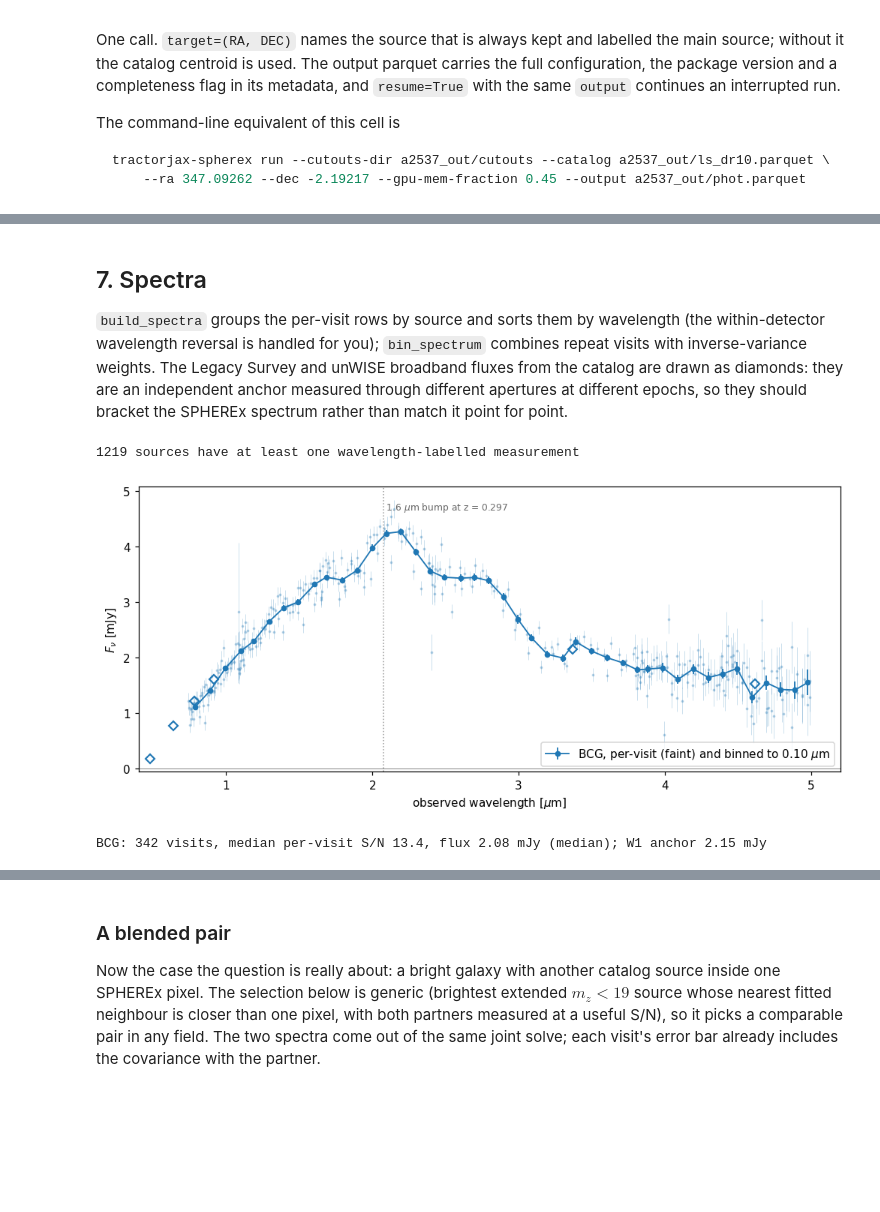
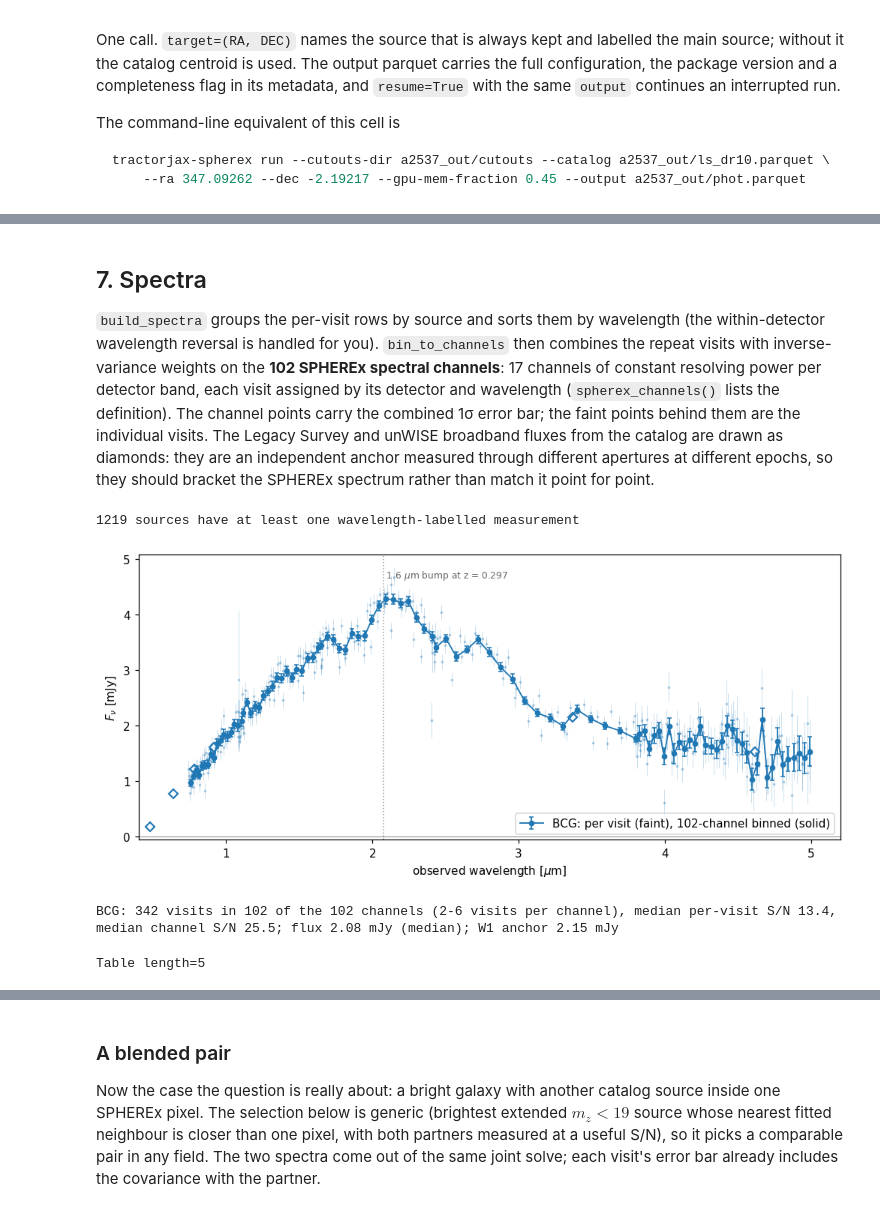
Before and after one commit to hbahk/tractorjax-spherex, a Jupyter notebook: examples/04_cluster_field_end_to_end.ipynb, the cells around one changed output, grey strips where cells are left out. Cells and saved outputs as stored; diff of their text form; code cells hidden in the pictures; blank space fills up the shorter version.

```diff
--- a/examples/04_cluster_field_end_to_end.ipynb
+++ b/examples/04_cluster_field_end_to_end.ipynb
@@ -417,10 +454,24 @@ fig = plot_fit(cutout, cat[fitted], phot, cutout_index=ci, config=cfg, mark_sour
 fig.set_size_inches(12, 3.8)
 plt.show()
 
-fig = plot_fit(cutout, cat[fitted], phot, cutout_index=ci, config=cfg, mark_sources=True)
+fig = plot_fit(cutout, cat[fitted], phot, cutout_index=ci, config=cfg, mark_sources=False)
 fig.set_size_inches(12, 3.8)
-x0, y0 = cutout.wcs.world_to_pixel(SkyCoord(bcg["ra"] * u.deg, bcg["dec"] * u.deg))
-for ax in fig.axes[:3]:               # the three image axes (colorbars follow them)
+
+
+def to_xy_cutout(ra_s, dec_s):
+    x, y = cutout.wcs.world_to_pixel(SkyCoord(ra_s * u.deg, dec_s * u.deg))
+    return float(x), float(y)
+
+
+x0, y0 = to_xy_cutout(float(bcg["ra"]), float(bcg["dec"]))
+xs, ys = cutout.wcs.world_to_pixel(SkyCoord(fit["ra"], fit["dec"], unit="deg"))
+in_window = (np.abs(xs - x0) < 21) & (np.abs(ys - y0) < 21)
+for ax in fig.axes[:2]:               # data and model panels (colorbars follow the images)
+    for j in np.where(in_window)[0]:
+        is_bcg = int(fit["ls_id"][j]) == BCG_ID
+        draw_source(ax, fit[j], to_xy_cutout, PIX, "cyan" if is_bcg else "white",
+                    lw=1.4 if is_bcg else 0.7)
+for ax in fig.axes[:3]:
     ax.set_xlim(x0 - 20, x0 + 20)
     ax.set_ylim(y0 - 20, y0 + 20)
 plt.show()
@@ -432,11 +483,16 @@ cutout 352: obs_id=2026W25_2A_0179_2 D3  lambda=2.302 um  BCG flux=4.055 +- 0.12
 ## 7. Spectra
 
 `build_spectra` groups the per-visit rows by source and sorts them by wavelength
-(the within-detector wavelength reversal is handled for you); `bin_spectrum`
-combines repeat visits with inverse-variance weights. The Legacy Survey and
-unWISE broadband fluxes from the catalog are drawn as diamonds: they are an
-independent anchor measured through different apertures at different epochs, so
-they should bracket the SPHEREx spectrum rather than match it point for point.
+(the within-detector wavelength reversal is handled for you). `bin_to_channels`
+then combines the repeat visits with inverse-variance weights on the **102
+SPHEREx spectral channels**: 17 channels of constant resolving power per
+detector band, each visit assigned by its detector and wavelength
+(`spherex_channels()` lists the definition). The channel points carry the
+combined 1σ error bar; the faint points behind them are the individual visits.
+The Legacy Survey and unWISE broadband fluxes from the catalog are drawn as
+diamonds: they are an independent anchor measured through different apertures
+at different epochs, so they should bracket the SPHEREx spectrum rather than
+match it point for point.
 # %%
 spectra = build_spectra(phot)
 print(f"{len(spectra)} sources have at least one wavelength-labelled measurement")
@@ -448,39 +504,43 @@ NMGY_TO_MJY = 3.631e-3
 
 def anchors(row):
     lam = np.array(list(BANDS.values()))
     f = np.array([row[f"dered_flux_{b}"] for b in BANDS]) * NMGY_TO_MJY
     return lam, f
 
 
-def plot_source(ax, sid, row, dlam=0.1, color="C0", label=None):
+def plot_source(ax, sid, row, color="C0", label=None):
     spec = spectra[sid]
-    binned = bin_spectrum(spec, dlam=dlam)
+    binned = bin_to_channels(spec)
     ax.errorbar(spec["central_wavelength"], spec["flux"], yerr=spec["flux_err"],
                 fmt=".", ms=3, color=color, alpha=0.25, lw=0.6)
     ax.errorbar(binned["central_wavelength"], binned["flux"], yerr=binned["flux_err"],
-                fmt="o-", ms=4, color=color, lw=1.2, label=label or f"ls_id={sid}")
+                fmt="o-", ms=4, color=color, lw=1.2, elinewidth=1.2, capsize=2,
+                label=label or f"ls_id={sid}")
     lam, f = anchors(row)
     ax.plot(lam, f, "D", ms=6, mfc="none", mec=color, mew=1.4)
     ax.axhline(0, color="0.5", lw=0.6)
     ax.set_xlim(0.4, 5.2)
     ax.set_xlabel("observed wavelength [$\\mu$m]")
     ax.set_ylabel("$F_\\nu$ [mJy]")
     return spec, binned
 
 
 fig, ax = plt.subplots(figsize=(9, 4), constrained_layout=True)
-spec, binned = plot_source(ax, BCG_ID, bcg, label=f"BCG, per-visit (faint) and binned to {0.1:.2f} $\\mu$m")
+spec, binned = plot_source(ax, BCG_ID, bcg, label="BCG: per visit (faint), 102-channel binned (solid)")
 ax.axvline(1.6 * (1 + Z_CL), color="0.6", ls=":", lw=1)
 ax.text(1.6 * (1 + Z_CL), ax.get_ylim()[1] * 0.95, " 1.6 $\\mu$m bump at z = %.3f" % Z_CL,
         va="top", fontsize=8, color="0.4")
 ax.legend(loc="lower right")
 plt.show()
 
 snr = spec["flux"] / spec["flux_err"]
-print(f"BCG: {len(spec)} visits, median per-visit S/N {np.median(snr):.1f}, "
-      f"flux {np.median(spec['flux']):.2f} mJy (median); "
-      f"W1 anchor {bcg['dered_flux_w1'] * NMGY_TO_MJY:.2f} mJy")
+print(f"BCG: {len(spec)} visits in {len(binned)} of the 102 channels "
+      f"({binned['n'].min()}-{binned['n'].max()} visits per channel), median per-visit S/N "
+      f"{np.median(snr):.1f}, median channel S/N {np.median(binned['flux'] / binned['flux_err']):.1f}; "
+      f"flux {np.median(spec['flux']):.2f} mJy (median); W1 anchor {bcg['dered_flux_w1'] * NMGY_TO_MJY:.2f} mJy")
+binned[:5]
 # %% [output]
 1219 sources have at least one wavelength-labelled measurement
-[figure, old version]
+[figure, new version]
-BCG: 342 visits, median per-visit S/N 13.4, flux 2.08 mJy (median); W1 anchor 2.15 mJy
+BCG: 342 visits in 102 of the 102 channels (2-6 visits per channel), median per-visit S/N 13.4, median channel S/N 25.5; flux 2.08 mJy (median); W1 anchor 2.15 mJy
+Table length=5
```
Also changed, not shown: parts of 16 cells of this notebook.
